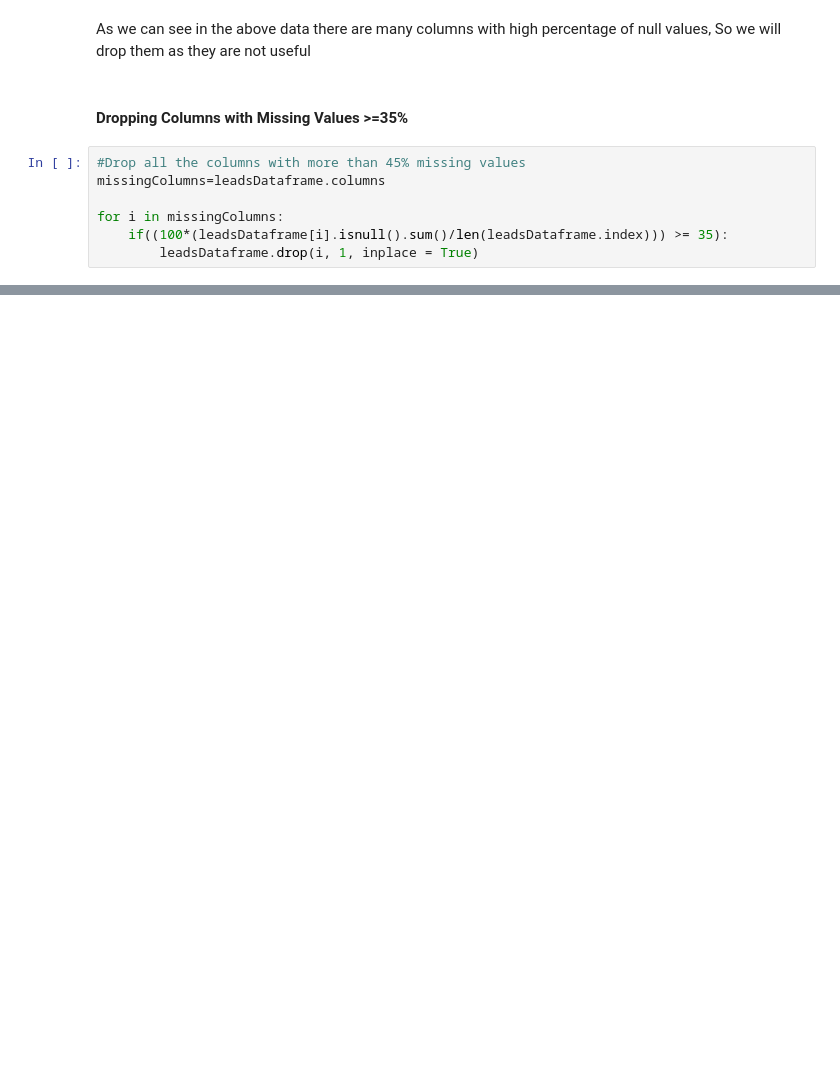
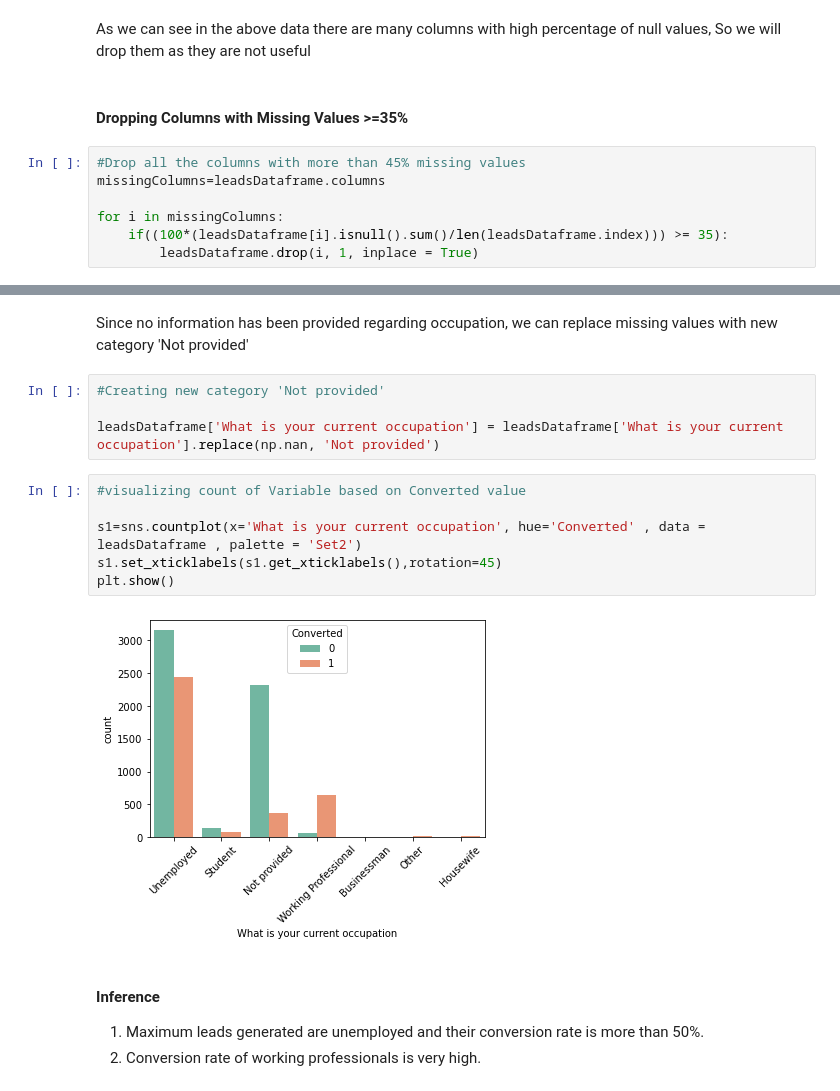
Before and after one commit to sumeet1396/Leading-Scoring-Case-Study, a Jupyter notebook: lead-scoring.ipynb, the cells around one changed output, grey strips where cells are left out. Drawn from its saved outputs; the diff is of its cells as text; blank space fills up the shorter version.

```diff
--- a/lead-scoring.ipynb
+++ b/lead-scoring.ipynb
@@ -159,0 +316,19 @@ dtype: float64
+# %% [markdown]
+Since no information has been provided regarding occupation, we can replace missing values with new category 'Not provided'
+# %%
+#Creating new category 'Not provided'
+
+leadsDataframe['What is your current occupation'] = leadsDataframe['What is your current occupation'].replace(np.nan, 'Not provided')
+# %%
+#visualizing count of Variable based on Converted value
+
+s1=sns.countplot(x='What is your current occupation', hue='Converted' , data = leadsDataframe , palette = 'Set2')
+s1.set_xticklabels(s1.get_xticklabels(),rotation=45)
+plt.show()
+# %% [output]
+[figure, added]
+# %% [markdown]
+#### Inference
+
+1. Maximum leads generated are unemployed and their conversion rate is more than 50%.
+2. Conversion rate of working professionals is very high.
```
Also changed, not shown: parts of 46 cells of this notebook.
